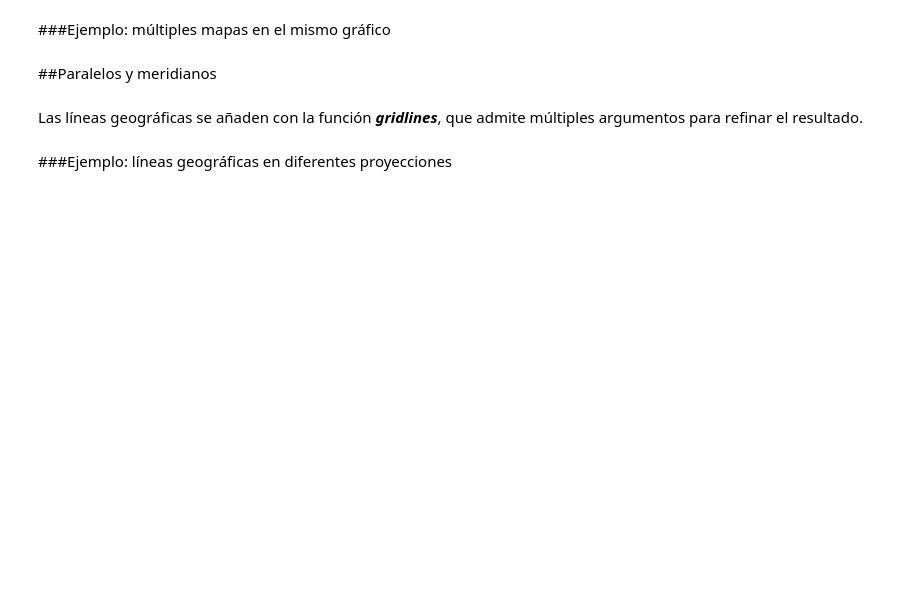
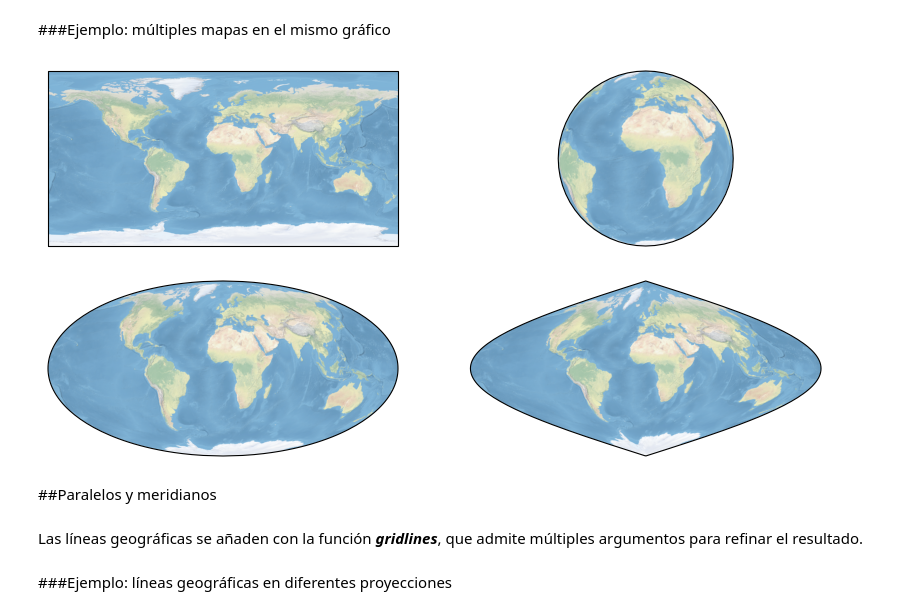
Before and after one commit to waveology/kitchen, a Jupyter notebook: introduccion_cartopy.ipynb, the cells around one changed output. Saved outputs shown, nothing was run; the diff lists cells and outputs as text; code cells hidden in the pictures; blank space fills up the shorter version.

```diff
--- a/introduccion_cartopy.ipynb
+++ b/introduccion_cartopy.ipynb
@@ -83,23 +103,30 @@ ax.stock_img()
 # %%
 # Definimos la figura que actúa como contenedor y le asignamos las dimensiones
 # -----------------------------------------------------------------------------
 fig = plt.figure(figsize=[10, 5])
 
 # Añadimos un gráfico a la figura
 # Los índices corresponden respectivamente a la fila, la columna y la posición del gráfico
 # Elegimos diferentes proyecciones en cada uno
 # -----------------------------------------------------------------------------------------------
 ax1 = fig.add_subplot(2,2,1,projection=ccrs.PlateCarree())
 ax2 = fig.add_subplot(2,2,2,projection=ccrs.Orthographic())
 ax3 = fig.add_subplot(2,2,3,projection=ccrs.Mollweide())
 ax4 = fig.add_subplot(2,2,4,projection=ccrs.Sinusoidal())
 
-# # Añadimos el fondo genérico con océanos y continentes
-# # -----------------------------------------------------
-ax1.stock_img()
-ax2.stock_img()
-ax3.stock_img()
-ax4.stock_img()
+for ax in (ax1,ax2,ax3,ax4) :
+   # Se asegura de que el mapa llega a los límites de la proyección
+   # ---------------------------------------------------------------
+   ax.set_global()
+
+   # Añadimos el fondo genérico con océanos y continentes
+   # -----------------------------------------------------
+   ax.stock_img()
+
+
+plt.show()
+# %% [output]
+[figure, added]
 # %% [markdown]
 ##Paralelos y meridianos
 # %% [markdown]
```
Also changed, not shown: parts of 23 cells of this notebook.
